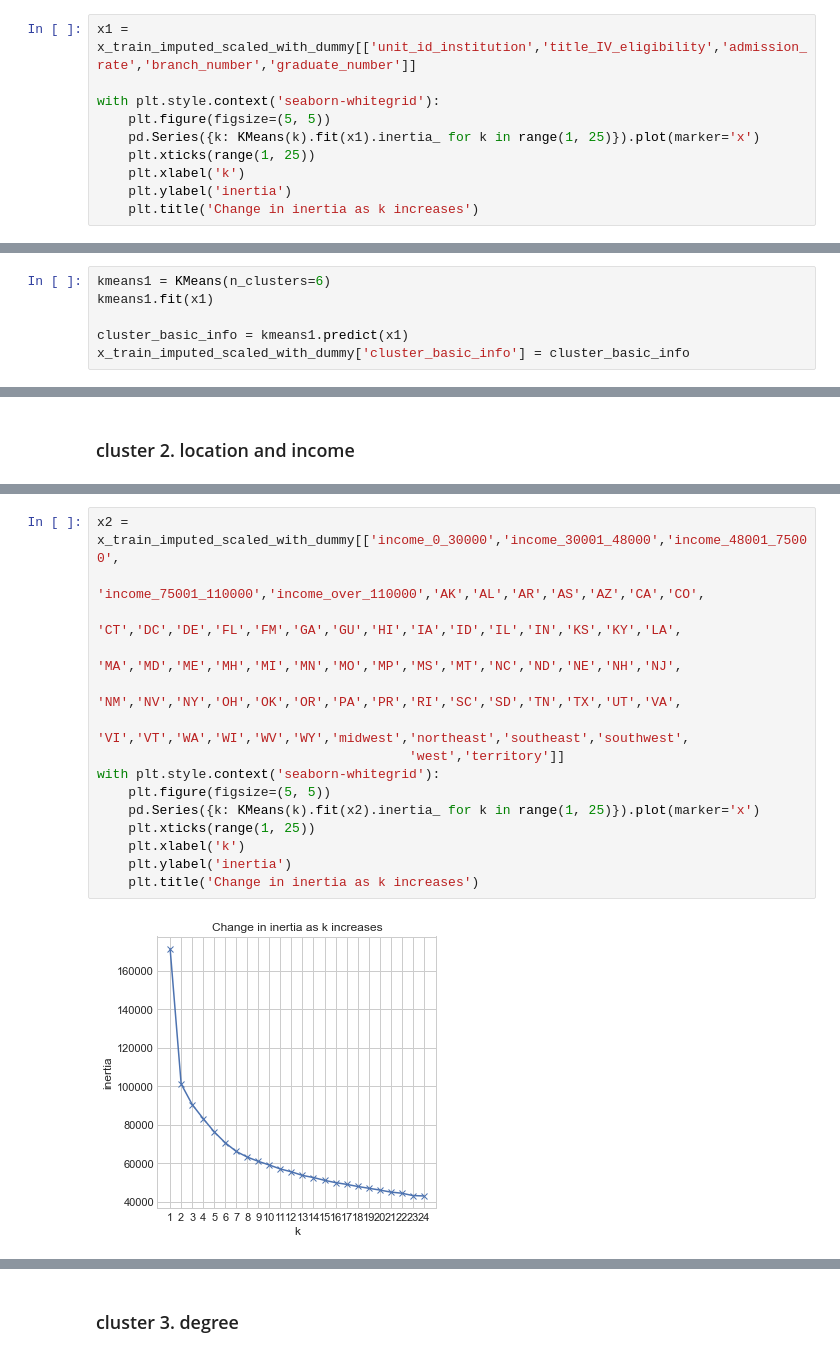
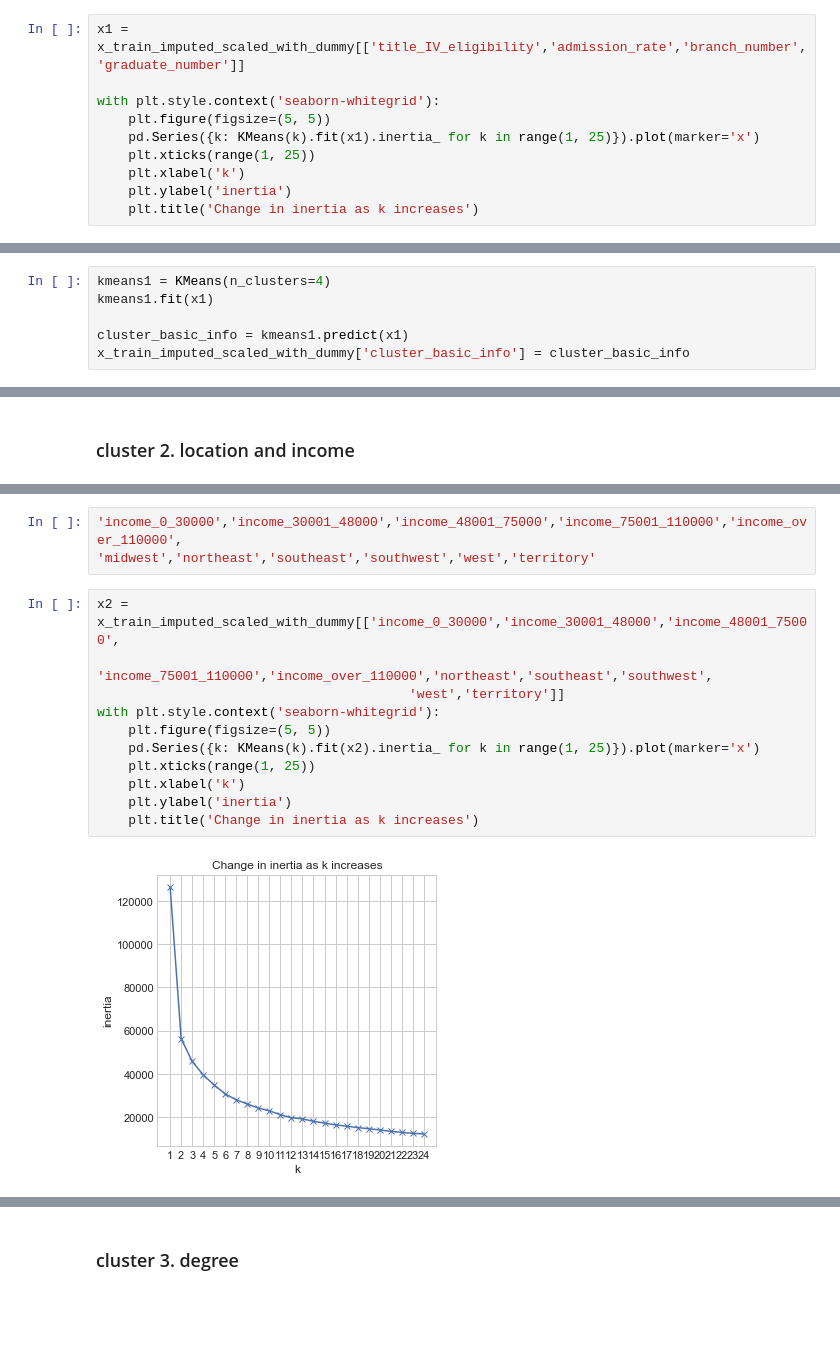
Before and after one commit to CDM-College-ROI/capstone_working_repo, a Jupyter notebook: cc_folder/cluster_exploration.ipynb, the cells around one changed output, grey strips where cells are left out. Saved outputs shown, nothing was run; the diff lists cells and outputs as text; blank space fills up the shorter version.

```diff
--- a/cc_folder/cluster_exploration.ipynb
+++ b/cc_folder/cluster_exploration.ipynb
@@ -109,5 +109,5 @@ x_train_imputed_scaled_with_dummy.head()
 # %%
-x1 = x_train_imputed_scaled_with_dummy[['unit_id_institution','title_IV_eligibility','admission_rate','branch_number','graduate_number']]
+x1 = x_train_imputed_scaled_with_dummy[['title_IV_eligibility','admission_rate','branch_number','graduate_number']]
 
 with plt.style.context('seaborn-whitegrid'):
     plt.figure(figsize=(5, 5))
@@ -123,5 +123,5 @@ with plt.style.context('seaborn-whitegrid'):
 # %%
-kmeans1 = KMeans(n_clusters=6)
+kmeans1 = KMeans(n_clusters=4)
 kmeans1.fit(x1)
 
 cluster_basic_info = kmeans1.predict(x1)
@@ -147,18 +141,17 @@ for cluster_n in x_train_imputed_scaled_with_dummy.cluster_basic_info.sort_value
+# %%
+'income_0_30000','income_30001_48000','income_48001_75000','income_75001_110000','income_over_110000',
+'midwest','northeast','southeast','southwest','west','territory'
 # %%
 x2 = x_train_imputed_scaled_with_dummy[['income_0_30000','income_30001_48000','income_48001_75000',
-                                        'income_75001_110000','income_over_110000','AK','AL','AR','AS','AZ','CA','CO',
-                                        'CT','DC','DE','FL','FM','GA','GU','HI','IA','ID','IL','IN','KS','KY','LA',
-                                        'MA','MD','ME','MH','MI','MN','MO','MP','MS','MT','NC','ND','NE','NH','NJ',
-                                        'NM','NV','NY','OH','OK','OR','PA','PR','RI','SC','SD','TN','TX','UT','VA',
-                                        'VI','VT','WA','WI','WV','WY','midwest','northeast','southeast','southwest',
+                                        'income_75001_110000','income_over_110000','northeast','southeast','southwest',
                                         'west','territory']]
 with plt.style.context('seaborn-whitegrid'):
     plt.figure(figsize=(5, 5))
     pd.Series({k: KMeans(k).fit(x2).inertia_ for k in range(1, 25)}).plot(marker='x')
     plt.xticks(range(1, 25))
     plt.xlabel('k')
     plt.ylabel('inertia')
     plt.title('Change in inertia as k increases')
 # %% [output]
-[figure, old version]
+[figure, new version]
 # %% [markdown]
```
Also changed, not shown: parts of 21 cells of this notebook.
